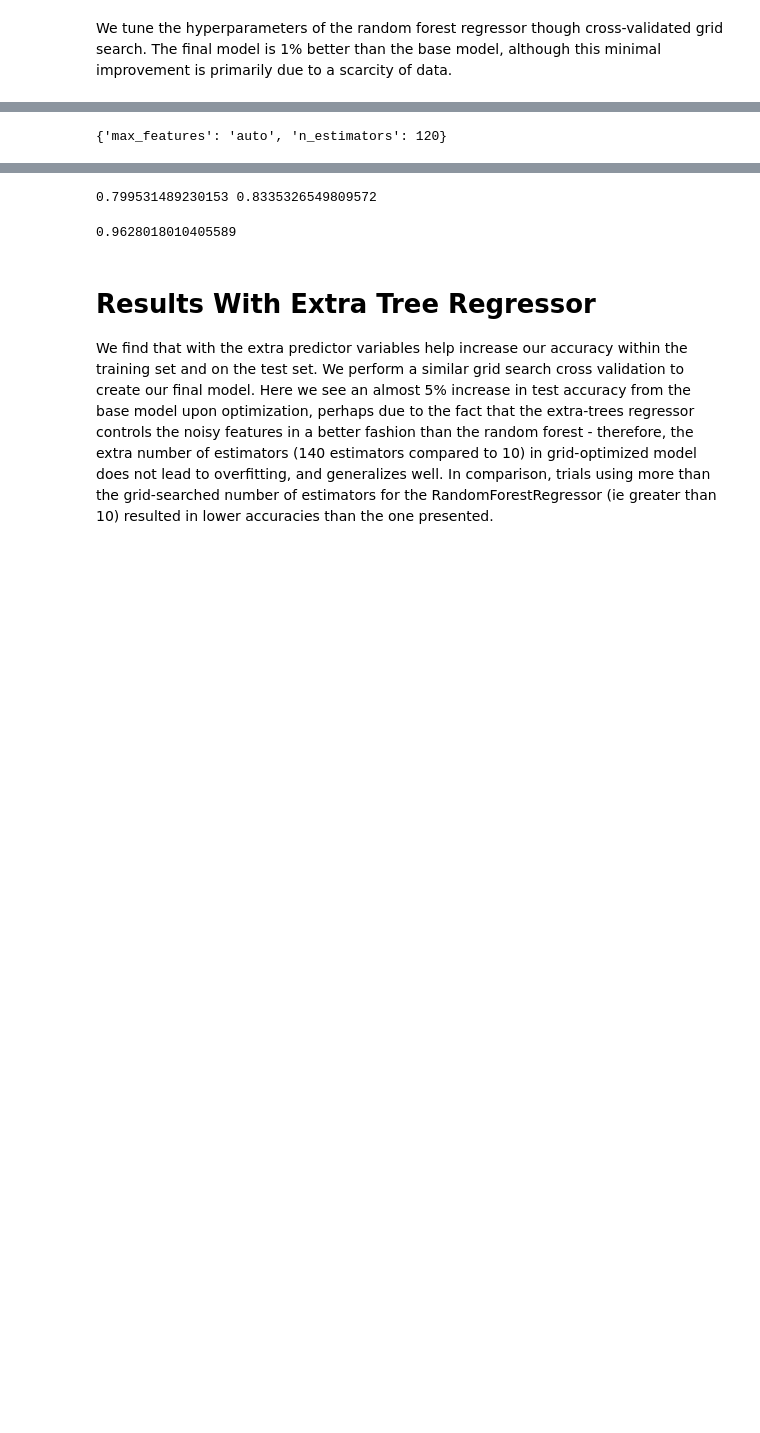
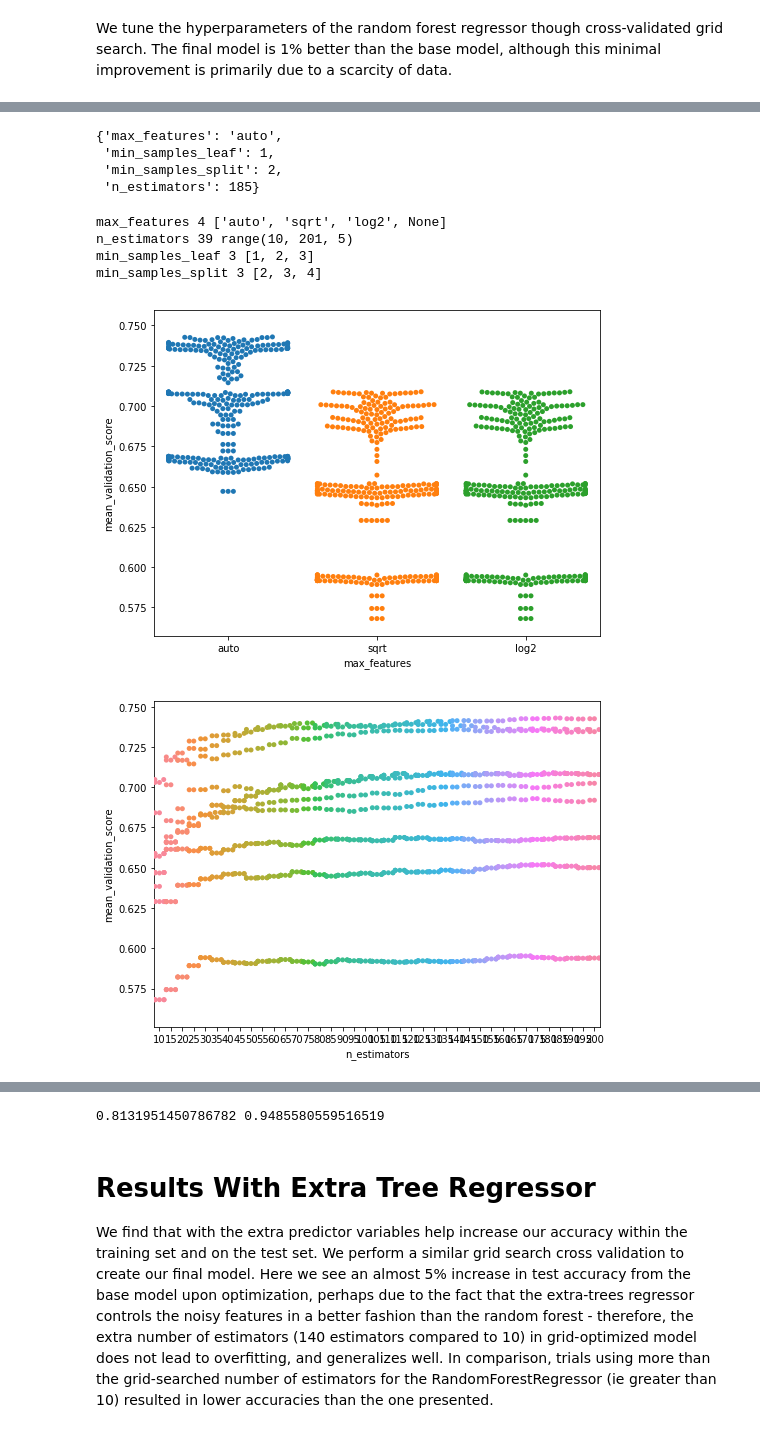
Before and after one commit to nataliamush/carbon-sequestration-fa18, a Jupyter notebook: model_building_plus_prediction_area.ipynb, the cells around one changed output, grey strips where cells are left out. Cells and saved outputs as stored; diff of their text form; code cells hidden in the pictures; blank space fills up the shorter version.

```diff
--- a/model_building_plus_prediction_area.ipynb
+++ b/model_building_plus_prediction_area.ipynb
@@ -510,6 +552,8 @@ from sklearn.model_selection import GridSearchCV
 param_grid = {
     'max_features': ['auto', 'sqrt', 'log2', None],
     'n_estimators': range(10, 201, 5),
+    'min_samples_leaf': [1, 2, 3],
+    'min_samples_split': [2, 3, 4],
 }
 
 rf = sklearn.ensemble.ExtraTreesRegressor(random_state = 10)
@@ -598,4 +679,25 @@ Fitting 3 folds for each of 156 candidates, totalling 468 fits
 # %%
 grid_search.best_params_
 # %% [output]
-{'max_features': 'auto', 'n_estimators': 120}
+{'max_features': 'auto',
+ 'min_samples_leaf': 1,
+ 'min_samples_split': 2,
+ 'n_estimators': 185}
+# %%
+score = pd.DataFrame(grid_search.grid_scores_)
+l = ['mean_validation_score'] + list(param_grid.keys())
+for i in param_grid.keys():
+    print(i, len(param_grid[i]), param_grid[i])
+    score[i] = score.parameters.apply(lambda x: x[i])
+for i in list(param_grid.keys()):
+    plt.figure(figsize=(8, 6))
+    sns.swarmplot(data = score[l], x = i, y = 'mean_validation_score')
+    #plt.savefig('170705_sgd_optimisation//'+i+'.jpg', dpi = 100)
+    plt.show()
+# %% [output]
+max_features 4 ['auto', 'sqrt', 'log2', None]
+n_estimators 39 range(10, 201, 5)
+min_samples_leaf 3 [1, 2, 3]
+min_samples_split 3 [2, 3, 4]
+[figure, added]
+[figure, added]
@@ -607,11 +711,7 @@ grid_accuracy = grid_search.best_estimator_.score(X_test7, y_test7)
 # %%
 print(base_accuracy, grid_accuracy)
 # %% [output]
-0.799531489230153 0.8335326549809572
+0.8131951450786782 0.9485580559516519
-# %%
-grid_search.best_estimator_.score(X_train5, y_train5)
-# %% [output]
-0.9628018010405589
 # %% [markdown]
 # Results With Extra Tree Regressor
 
```
Also changed, not shown: parts of 21 cells of this notebook, 2 other files.
